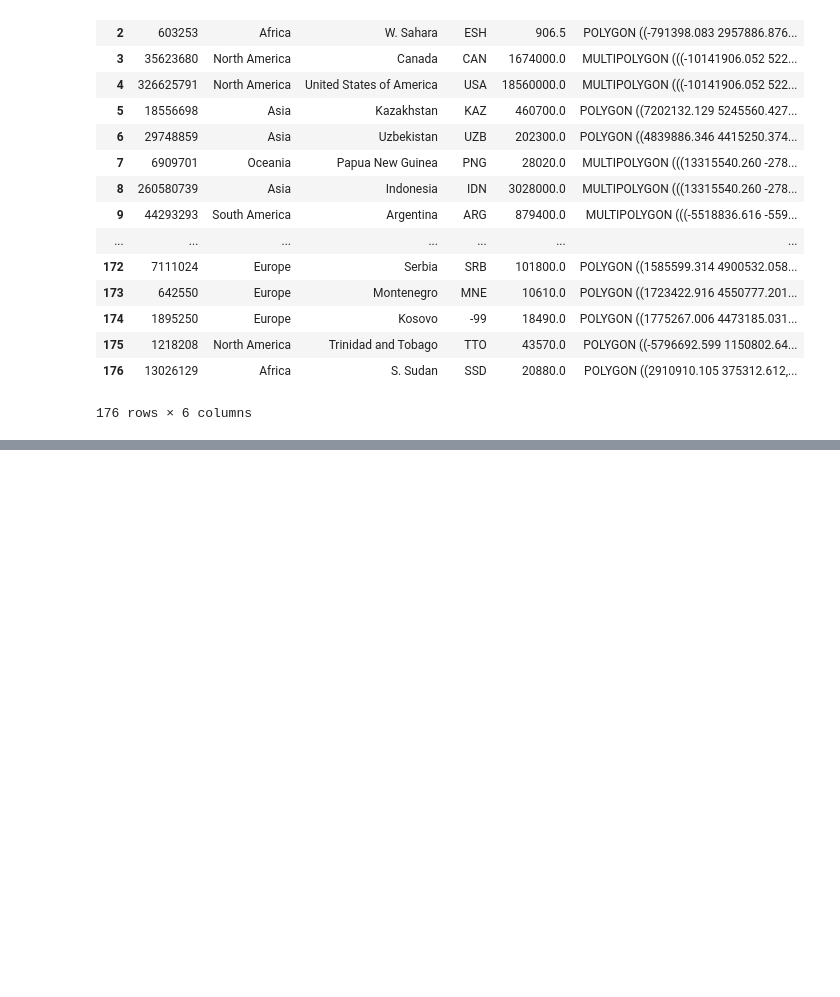
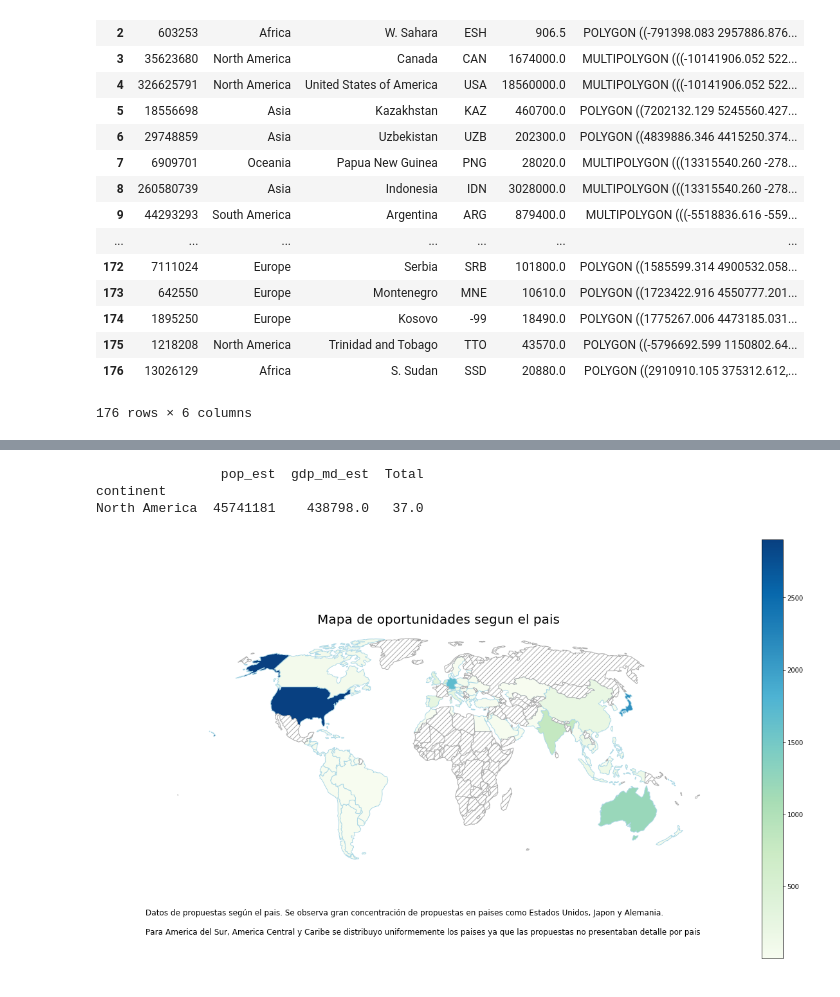
Before and after one commit to faristegui/tpdatos-2c-2020, a Jupyter notebook: tp1-cesar.ipynb, the cells around one changed output, grey strips where cells are left out. Saved outputs shown, nothing was run; the diff lists cells and outputs as text; code cells hidden in the pictures; blank space fills up the shorter version.

```diff
--- a/tp1-cesar.ipynb
+++ b/tp1-cesar.ipynb
@@ -1293,0 +1355,5 @@ legend = ax.get_legend()
+# %%
+#Dominican Rep no coincide el nombre, se tuvo que cambiar
+Carribean = ["Honduras","Cuba","Trinidad and Tobago", "Haiti",'Jamaica',"Puerto Rico", "Dominican Rep.", "Bahamas"]
+
+world.loc[(world.name.isin(Carribean))]
@@ -1293,0 +1382,2 @@ legend = ax.get_legend()
+# %%
+world.loc[(world.continent=='North America') & (world.name.isin(Carribean)),'Total'] = 30
@@ -1293,0 +1386,4 @@ legend = ax.get_legend()
+# %%
+CentralAmerica = ["Belize","Costa Rica","El Salvador", "Guatemala",'Honduras', "Nicaragua", "Panama"]
+
+world.loc[(world.continent=='North America') & (world.name.isin(CentralAmerica))]
@@ -1293,0 +1399,26 @@ legend = ax.get_legend()
+# %%
+total_CentralAmerica = world.loc[(world.continent=='North America') & (world.name.isin(CentralAmerica))].groupby('continent').sum()
+print(total_CentralAmerica)
+# %% [output]
+                pop_est  gdp_md_est  Total
+continent
+North America  45741181    438798.0   37.0
+# %%
+world.loc[(world.continent=='North America') & (world.name.isin(CentralAmerica)),'Total'] = 37
+# %%
+paisesConCasos = world.dropna(subset=['Total'])
+paisesSinCasos = world[world['Total'].isna()]
+
+ax = paisesConCasos.plot(column='Total', cmap='GnBu', figsize=(20, 12), k=12, legend=True, edgecolor='lightblue')
+paisesSinCasos.plot(ax=ax, color='#ffffff', hatch='///', edgecolor='#aaaaaa')
+27.0
+ax.set_title('Mapa de oportunidades segun el pais', fontdict={'fontsize': 20}, loc='center')
+description = '''
+Datos de propuestas según el pais. Se observa gran concentración de propuestas en paises como Estados Unidos, Japon y Alemania. \n
+Para America del Sur, America Central y Caribe se distribuyo uniformemente los paises ya que las propuestas no presentaban detalle por pais'''.strip()
+ax.annotate(description, xy=(0.07, 0.1), size=12, xycoords='figure fraction')
+
+ax.set_axis_off()
+legend = ax.get_legend()
+# %% [output]
+[figure, added]
```
Also changed, not shown: parts of 45 cells of this notebook.
